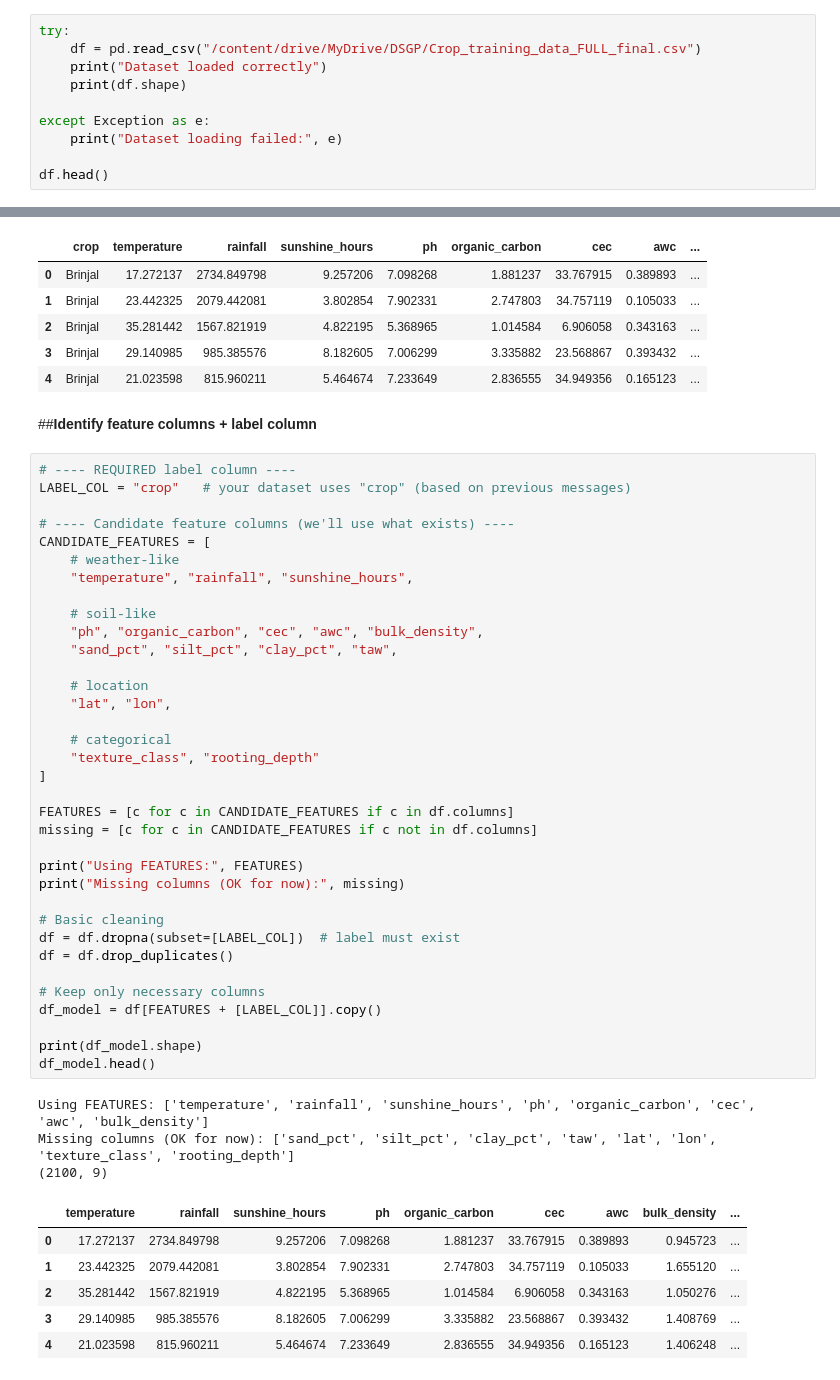
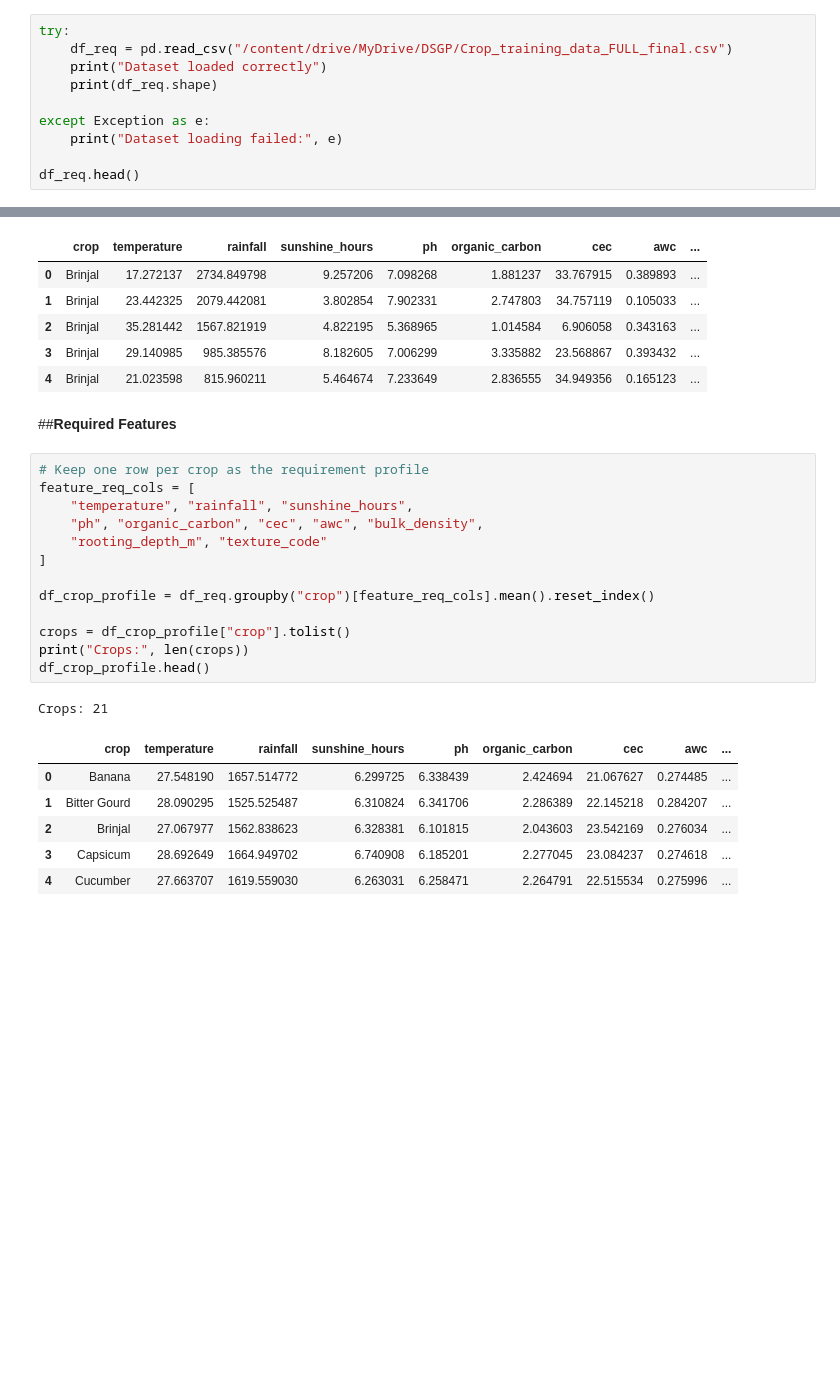
Before and after one commit to isumakm/Weather-Prediction-and-Crop-Recommendation-System-, a Jupyter notebook: Multi_Crop_Ranking.ipynb, the cells around one changed output, grey strips where cells are left out. Cells and saved outputs as stored; diff of their text form; blank space fills up the shorter version.

```diff
--- a/Multi_Crop_Ranking.ipynb
+++ b/Multi_Crop_Ranking.ipynb
@@ -16,14 +18,14 @@ from sklearn.ensemble import RandomForestClassifier
 ##**Load Data**
 # %%
 try:
-    df = pd.read_csv("/content/drive/MyDrive/DSGP/Crop_training_data_FULL_final.csv")
+    df_req = pd.read_csv("/content/drive/MyDrive/DSGP/Crop_training_data_FULL_final.csv")
     print("Dataset loaded correctly")
-    print(df.shape)
+    print(df_req.shape)
 
 except Exception as e:
     print("Dataset loading failed:", e)
 
-df.head()
+df_req.head()
 # %% [output]
 Dataset loaded correctly
 (2100, 14)
@@ -33,50 +35,26 @@ Dataset loaded correctly
 | 2 | Brinjal | 35.281442 | 1567.821919 | 4.822195 | 5.368965 | 1.014584 | 6.906058 | 0.343163 | ... |
 | 3 | Brinjal | 29.140985 | 985.385576 | 8.182605 | 7.006299 | 3.335882 | 23.568867 | 0.393432 | ... |
 | 4 | Brinjal | 21.023598 | 815.960211 | 5.464674 | 7.233649 | 2.836555 | 34.949356 | 0.165123 | ... |
-# %% [markdown]
-##**Identify feature columns + label column**
-# %%
-# ---- REQUIRED label column ----
-LABEL_COL = "crop"   # your dataset uses "crop" (based on previous messages)
-
-# ---- Candidate feature columns (we'll use what exists) ----
-CANDIDATE_FEATURES = [
-    # weather-like
-    "temperature", "rainfall", "sunshine_hours",
-
-    # soil-like
-    "ph", "organic_carbon", "cec", "awc", "bulk_density",
-    "sand_pct", "silt_pct", "clay_pct", "taw",
-
-    # location
-    "lat", "lon",
-
-    # categorical
-    "texture_class", "rooting_depth"
-]
-
-FEATURES = [c for c in CANDIDATE_FEATURES if c in df.columns]
-missing = [c for c in CANDIDATE_FEATURES if c not in df.columns]
-
-print("Using FEATURES:", FEATURES)
-print("Missing columns (OK for now):", missing)
-
-# Basic cleaning
-df = df.dropna(subset=[LABEL_COL])  # label must exist
-df = df.drop_duplicates()
-
-# Keep only necessary columns
-df_model = df[FEATURES + [LABEL_COL]].copy()
-
-print(df_model.shape)
-df_model.head()
-# %% [output]
-Using FEATURES: ['temperature', 'rainfall', 'sunshine_hours', 'ph', 'organic_carbon', 'cec', 'awc', 'bulk_density']
-Missing columns (OK for now): ['sand_pct', 'silt_pct', 'clay_pct', 'taw', 'lat', 'lon', 'texture_class', 'rooting_depth']
-(2100, 9)
-|  | temperature | rainfall | sunshine_hours | ph | organic_carbon | cec | awc | bulk_density | ... |
-| 0 | 17.272137 | 2734.849798 | 9.257206 | 7.098268 | 1.881237 | 33.767915 | 0.389893 | 0.945723 | ... |
-| 1 | 23.442325 | 2079.442081 | 3.802854 | 7.902331 | 2.747803 | 34.757119 | 0.105033 | 1.655120 | ... |
-| 2 | 35.281442 | 1567.821919 | 4.822195 | 5.368965 | 1.014584 | 6.906058 | 0.343163 | 1.050276 | ... |
-| 3 | 29.140985 | 985.385576 | 8.182605 | 7.006299 | 3.335882 | 23.568867 | 0.393432 | 1.408769 | ... |
-| 4 | 21.023598 | 815.960211 | 5.464674 | 7.233649 | 2.836555 | 34.949356 | 0.165123 | 1.406248 | ... |
+# %% [markdown]
+##**Required Features**
+# %%
+# Keep one row per crop as the requirement profile
+feature_req_cols = [
+    "temperature", "rainfall", "sunshine_hours",
+    "ph", "organic_carbon", "cec", "awc", "bulk_density",
+    "rooting_depth_m", "texture_code"
+]
+
+df_crop_profile = df_req.groupby("crop")[feature_req_cols].mean().reset_index()
+
+crops = df_crop_profile["crop"].tolist()
+print("Crops:", len(crops))
+df_crop_profile.head()
+# %% [output]
+Crops: 21
+|  | crop | temperature | rainfall | sunshine_hours | ph | organic_carbon | cec | awc | ... |
+| 0 | Banana | 27.548190 | 1657.514772 | 6.299725 | 6.338439 | 2.424694 | 21.067627 | 0.274485 | ... |
+| 1 | Bitter Gourd | 28.090295 | 1525.525487 | 6.310824 | 6.341706 | 2.286389 | 22.145218 | 0.284207 | ... |
+| 2 | Brinjal | 27.067977 | 1562.838623 | 6.328381 | 6.101815 | 2.043603 | 23.542169 | 0.276034 | ... |
+| 3 | Capsicum | 28.692649 | 1664.949702 | 6.740908 | 6.185201 | 2.277045 | 23.084237 | 0.274618 | ... |
+| 4 | Cucumber | 27.663707 | 1619.559030 | 6.263031 | 6.258471 | 2.264791 | 22.515534 | 0.275996 | ... |
```
Also changed, not shown: parts of 23 cells of this notebook.
